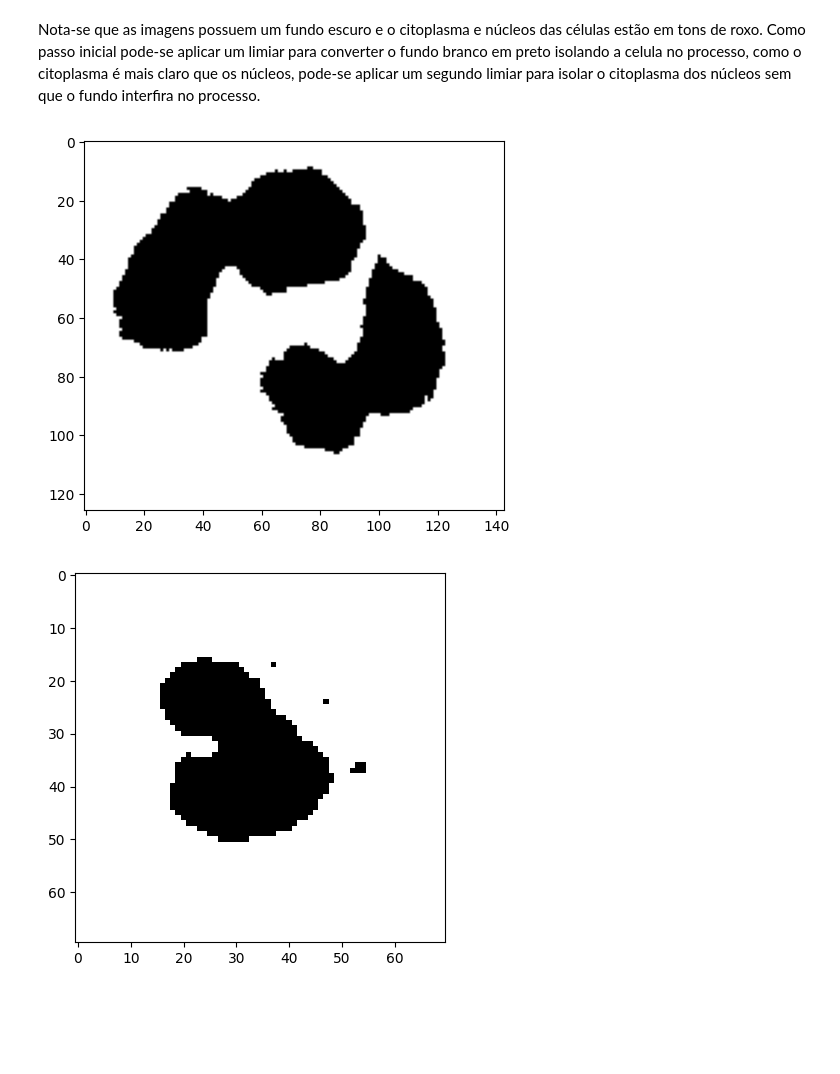
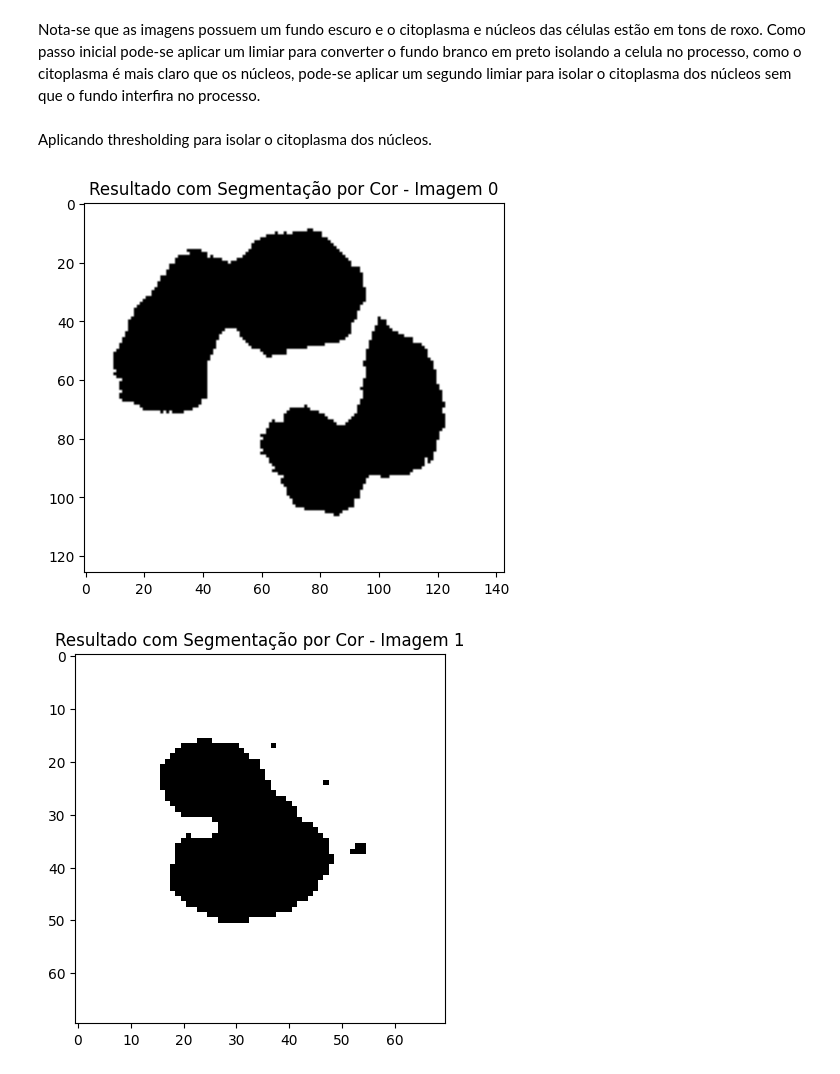
Before and after one commit to joao-martinho/pi, a Jupyter notebook: Trabalho 2/trabalho02.ipynb, the cells around one changed output. Saved outputs shown, nothing was run; the diff lists cells and outputs as text; code cells hidden in the pictures; blank space fills up the shorter version.

```diff
--- a/Trabalho 2/trabalho02.ipynb
+++ b/Trabalho 2/trabalho02.ipynb
@@ -23,15 +23,18 @@ def isolar_celula(imagem):
 
 imagem = cv2.imread('dataset_neutrofilos/neutrofilo06.png')
 imagem_celula = isolar_celula(imagem)
+# %% [markdown]
+Aplicando thresholding para isolar o citoplasma dos núcleos.
 # %%
 
 for i in range(10):
     imagem = cv2.imread(f'dataset_neutrofilos/neutrofilo0{i}.png')
     imagem_celula = isolar_celula(imagem)
     imagem_cinza = cv2.cvtColor(imagem_celula, cv2.COLOR_BGR2GRAY)
-    _, nucleos = cv2.threshold(imagem_cinza, 100, 255, cv2.THRESH_BINARY)
-    plt.imshow(nucleos, cmap='gray')
+    _, binario = cv2.threshold(imagem_cinza, 100, 255, cv2.THRESH_BINARY)
+    plt.imshow(binario, cmap='gray')
+    plt.title(f'Resultado com Segmentação por Cor - Imagem {i}')
     plt.show()
 # %% [output]
-[figure, old version]
+[figure, new version]
-[figure, old version]
+[figure, new version]
```
Also changed, not shown: parts of 7 cells of this notebook, 1 other file.
